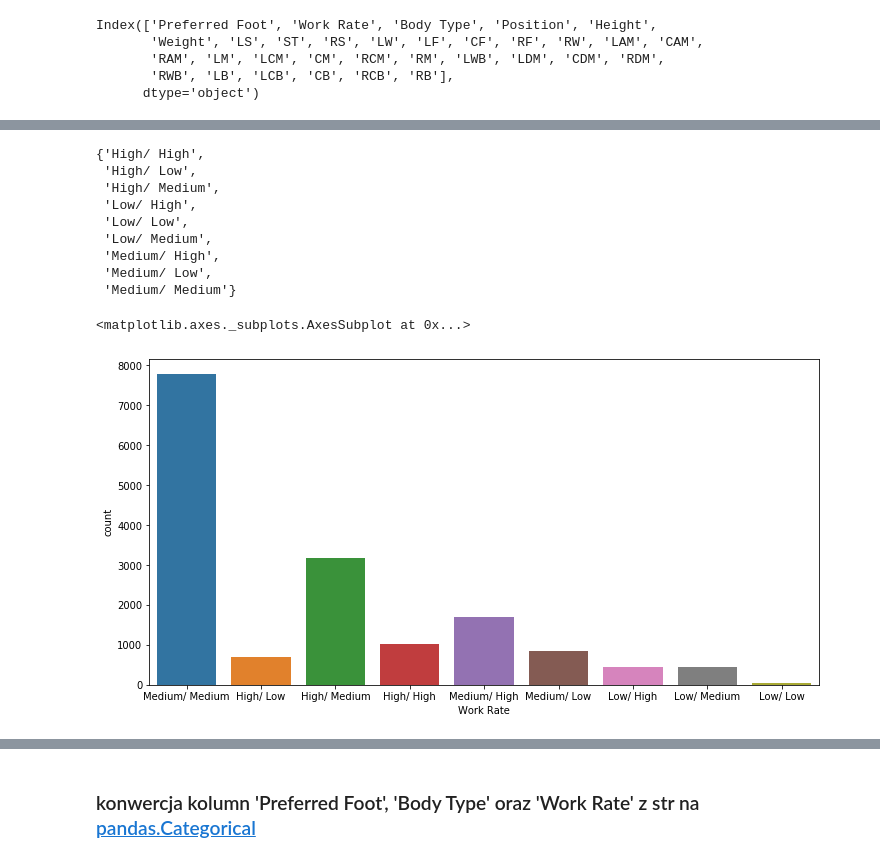
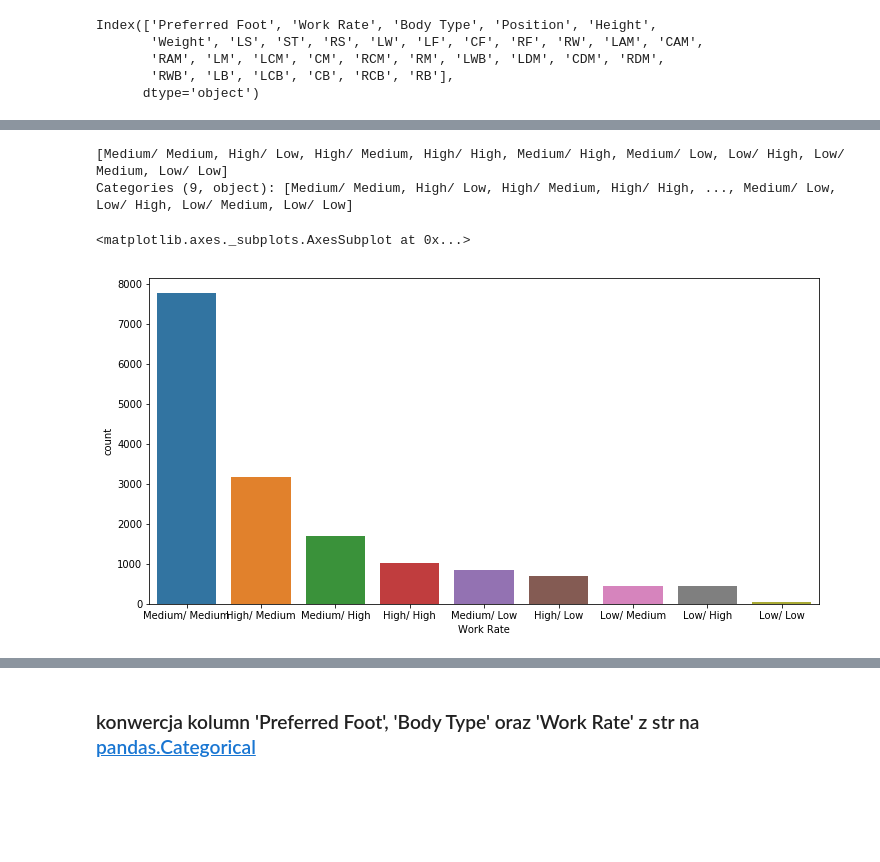
Before and after one commit to mikitachab/football-manager-ml-support, a Jupyter notebook: football-manager-intro-[PL].ipynb, the cells around one changed output, grey strips where cells are left out. Cells and saved outputs as stored; diff of their text form; code cells hidden in the pictures; blank space fills up the shorter version.

```diff
--- a/football-manager-intro-[PL].ipynb
+++ b/football-manager-intro-[PL].ipynb
@@ -143,18 +147,12 @@ sns.countplot(fifa_data['Preferred Foot'])
 # %%
-set(fifa_data['Work Rate'].values.tolist())  # categorical
+fifa_data['Work Rate'].unique() # categorical
 # %% [output]
-{'High/ High',
- 'High/ Low',
- 'High/ Medium',
- 'Low/ High',
- 'Low/ Low',
- 'Low/ Medium',
- 'Medium/ High',
- 'Medium/ Low',
- 'Medium/ Medium'}
+[Medium/ Medium, High/ Low, High/ Medium, High/ High, Medium/ High, Medium/ Low, Low/ High, Low/ Medium, Low/ Low]
+Categories (9, object): [Medium/ Medium, High/ Low, High/ Medium, High/ High, ..., Medium/ Low, Low/ High, Low/ Medium, Low/ Low]
 # %%
 plt.figure(figsize=(12,6))
-sns.countplot(fifa_data['Work Rate'])
+sns.countplot(fifa_data['Work Rate'],
+             order=fifa_data['Work Rate'].value_counts().index)
 # %% [output]
 <matplotlib.axes._subplots.AxesSubplot at 0x...>
-[figure, old version]
+[figure, new version]
```
Also changed, not shown: parts of 19 cells of this notebook, 2 other files.
